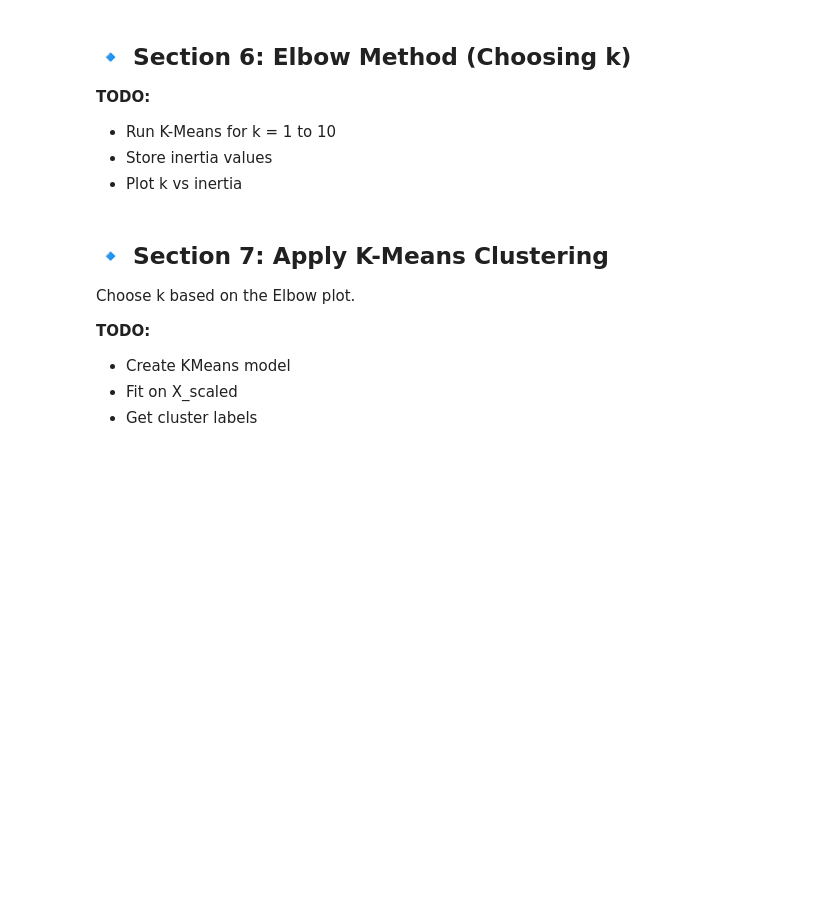
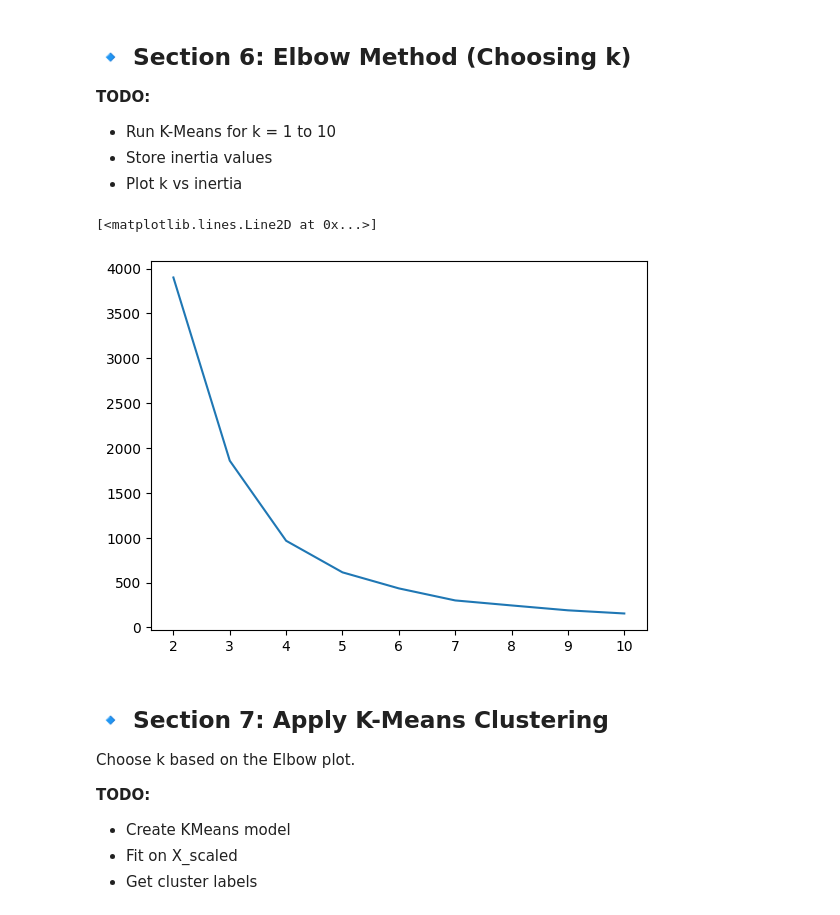
Before and after one commit to mostafizcse007/Machine-Learning, a Jupyter notebook: Week 7/Module_23_KMeans_Practice.ipynb, the cells around one changed output. Saved outputs shown, nothing was run; the diff lists cells and outputs as text; code cells hidden in the pictures; blank space fills up the shorter version.

```diff
--- a/Week 7/Module_23_KMeans_Practice.ipynb
+++ b/Week 7/Module_23_KMeans_Practice.ipynb
@@ -85,6 +118,16 @@ K-Means uses distance.
 - Plot k vs inertia
 # %%
 # TODO: Implement the Elbow Method
+inertia = []
+for k in range(2, 11):
+    km = KMeans(n_clusters=k, random_state=42, n_init=10)
+    km.fit(X_scaled)
+    inertia.append(km.inertia_)
+# %%
+plt.plot(range(2,11),inertia)
+# %% [output]
+[<matplotlib.lines.Line2D at 0x...>]
+[figure, added]
 # %% [markdown]
 ## 🔹 Section 7: Apply K-Means Clustering
 
```
Also changed, not shown: parts of 5 cells of this notebook, 2 other files.
